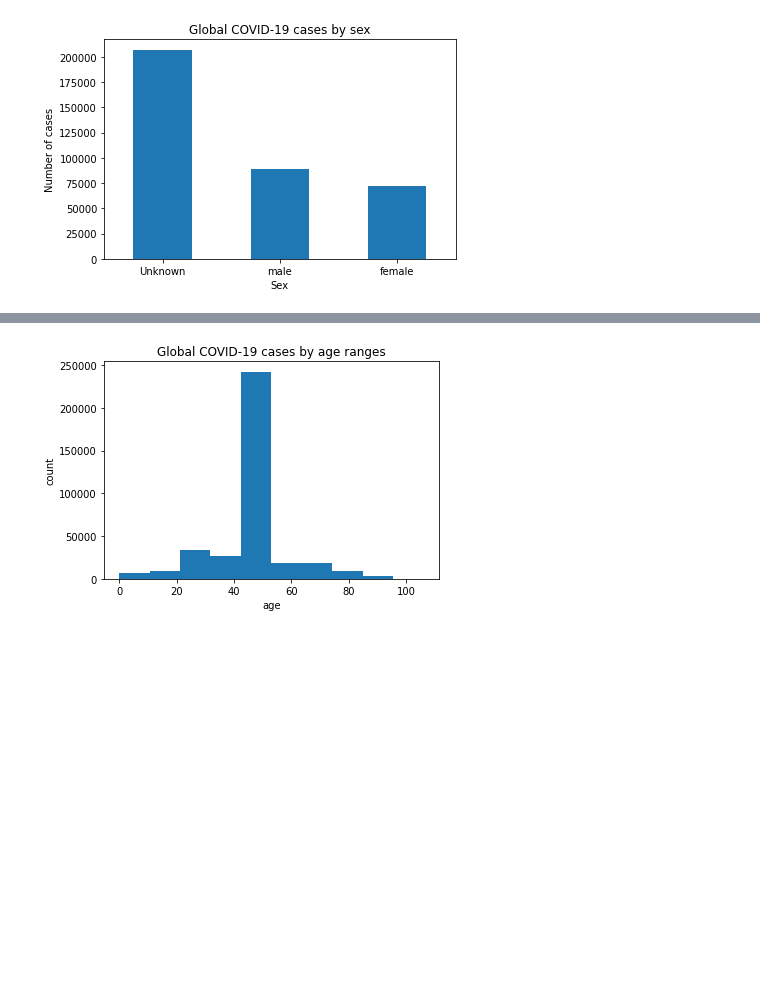
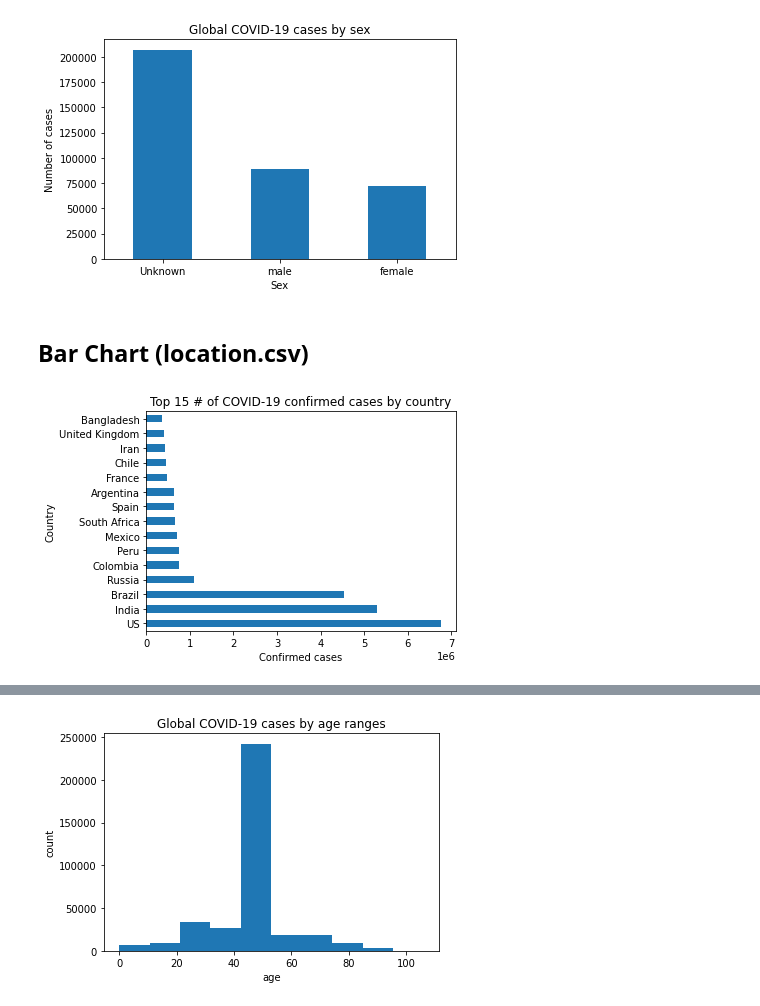
Before and after one commit to klam98/COVID-19-Data-Mining, a Jupyter notebook: src/eda.ipynb, the cells around one changed output, grey strips where cells are left out. Saved outputs shown, nothing was run; the diff lists cells and outputs as text; code cells hidden in the pictures; blank space fills up the shorter version.

Commit message:
99% finished 1.1, just need to fix heatmap, updated report.

```diff
--- a/src/eda.ipynb
+++ b/src/eda.ipynb
@@ -11,4 +11,5 @@ from scipy.interpolate import interp1d
 df_ct = pd.read_csv('../data/cases_train.csv')
 df_ctp = pd.read_csv('../results/cases_train_processed.csv')
 df_l = pd.read_csv('../data/location.csv')
+df_lt = pd.read_csv('../results/location_transformed2.csv')
 # %% [markdown]
@@ -100,3 +101,25 @@ plt.tight_layout()
 plt.show()
 # %% [output]
 [figure]
+# %% [markdown]
+## Bar Chart (location.csv)
+# %%
+# top 15 number of COVID-19 confirmed cases by country
+countries_confirmed = df_lt[['Country_Region', 'Confirmed']]
+top_15_confirmed = countries_confirmed.sort_values(['Confirmed'], ascending=False).head(15)
+
+top_15_confirmed.plot(
+    title = 'Top 15 # of COVID-19 confirmed cases by country',
+    kind = 'barh',
+    x = 'Country_Region',
+    y = 'Confirmed',
+    legend = None
+)
+
+plt.xlabel('Confirmed cases')
+plt.ylabel('Country')
+plt.tight_layout()
+# plt.savefig('../plots/cases_by_confirmed.pdf')
+plt.show()
+# %% [output]
+[figure, added]
```
Also changed, not shown: parts of 8 cells of this notebook, 7 other files.
